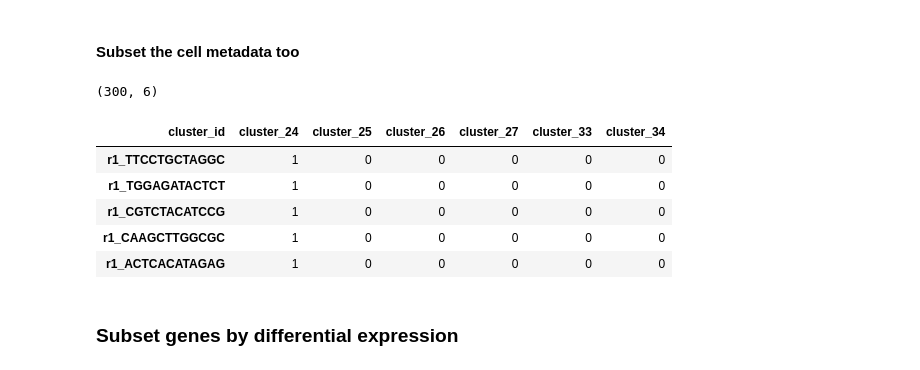
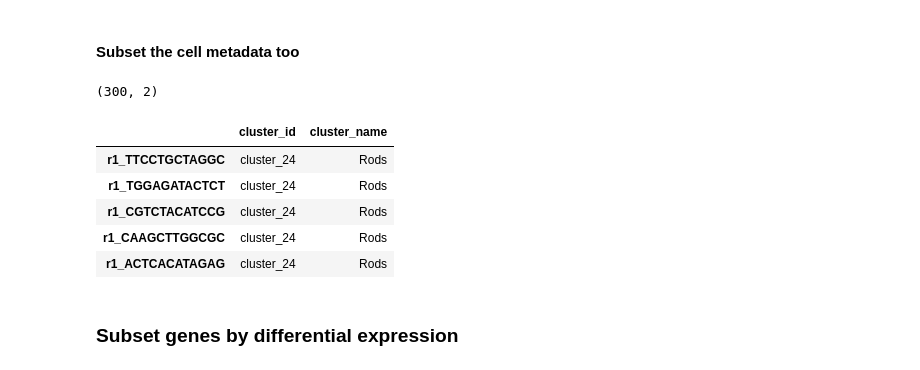
Before and after one commit to olgabot/macosko2015, a Jupyter notebook: notebooks/05_make_rentina_subsets_for_teaching.ipynb, the cells around one changed output. Drawn from its saved outputs; the diff is of its cells as text; code cells hidden in the pictures.

```diff
--- a/notebooks/05_make_rentina_subsets_for_teaching.ipynb
+++ b/notebooks/05_make_rentina_subsets_for_teaching.ipynb
@@ -181,7 +172,8 @@ only use cells from the first batch, and only use differentially expressed genes
 
 #### Find biggest clusters
 # %%
-cluster_sizes_table1 = table1.groupby(cluster_names, axis=0).size()
+cluster_sizes_table1 = table1.groupby(cluster_names['cluster_id'],
+                                      axis=0).size()
 cluster_sizes_table1
 # %% [output]
 cluster_id
@@ -214,7 +206,7 @@ cluster_33     114
 cluster_34     244
 dtype: int64
 # %%
-cells_in_big_clusters = cluster_names.isin(big_clusters.index)
+cells_in_big_clusters = cluster_names['cluster_id'].isin(big_clusters.index)
 cells_in_big_clusters = cells_in_big_clusters[cells_in_big_clusters]
 cells_in_big_clusters.sum()
 # %% [output]
@@ -233,7 +225,7 @@ np.random.seed(2017)
 
 n_cells = 50
 table1_big_clusters_subset = table1_big_clusters.groupby(
-    cluster_names, as_index=False, group_keys=False).apply(
+    cluster_names['cluster_id'], as_index=False, group_keys=False).apply(
         lambda x: x.loc[np.random.choice(x.index, size=n_cells, replace=False)])
 print(table1_big_clusters_subset.shape)
 table1_big_clusters_subset.head()
@@ -249,17 +241,19 @@ table1_big_clusters_subset.head()
 # %% [markdown]
 #### Subset the cell metadata too
 # %%
-cell_metadata_big_clusters = cluster_bools.loc[table1_big_clusters_subset.index, big_clusters.index]
+cell_metadata_big_clusters = \
+    cluster_names.loc[table1_big_clusters_subset.index]
+#     cluster_bools.loc[table1_big_clusters_subset.index, big_clusters.index]
 print(cell_metadata_big_clusters.shape)
 cell_metadata_big_clusters.head()
 # %% [output]
-(300, 6)
+(300, 2)
-| cluster_id | cluster_24 | cluster_25 | cluster_26 | cluster_27 | cluster_33 | cluster_34 |
-| r1_TTCCTGCTAGGC | 1 | 0 | 0 | 0 | 0 | 0 |
-| r1_TGGAGATACTCT | 1 | 0 | 0 | 0 | 0 | 0 |
-| r1_CGTCTACATCCG | 1 | 0 | 0 | 0 | 0 | 0 |
-| r1_CAAGCTTGGCGC | 1 | 0 | 0 | 0 | 0 | 0 |
-| r1_ACTCACATAGAG | 1 | 0 | 0 | 0 | 0 | 0 |
+|  | cluster_id | cluster_name |
+| r1_TTCCTGCTAGGC | cluster_24 | Rods |
+| r1_TGGAGATACTCT | cluster_24 | Rods |
+| r1_CGTCTACATCCG | cluster_24 | Rods |
+| r1_CAAGCTTGGCGC | cluster_24 | Rods |
+| r1_ACTCACATAGAG | cluster_24 | Rods |
 # %% [markdown]
 ### Subset genes by differential expression
 # %% [markdown]
```
Also changed, not shown: parts of 28 cells of this notebook, 1 other file.
